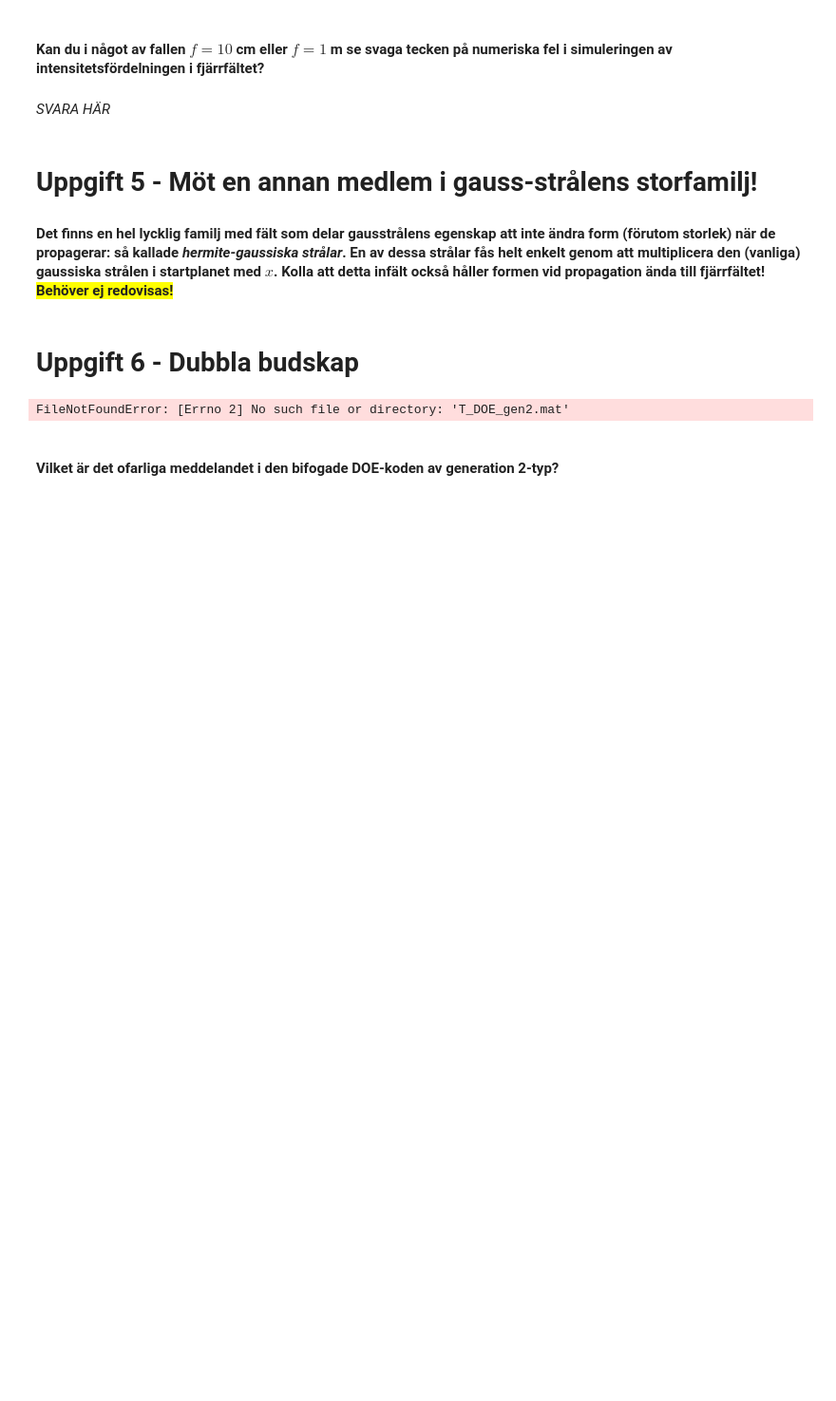
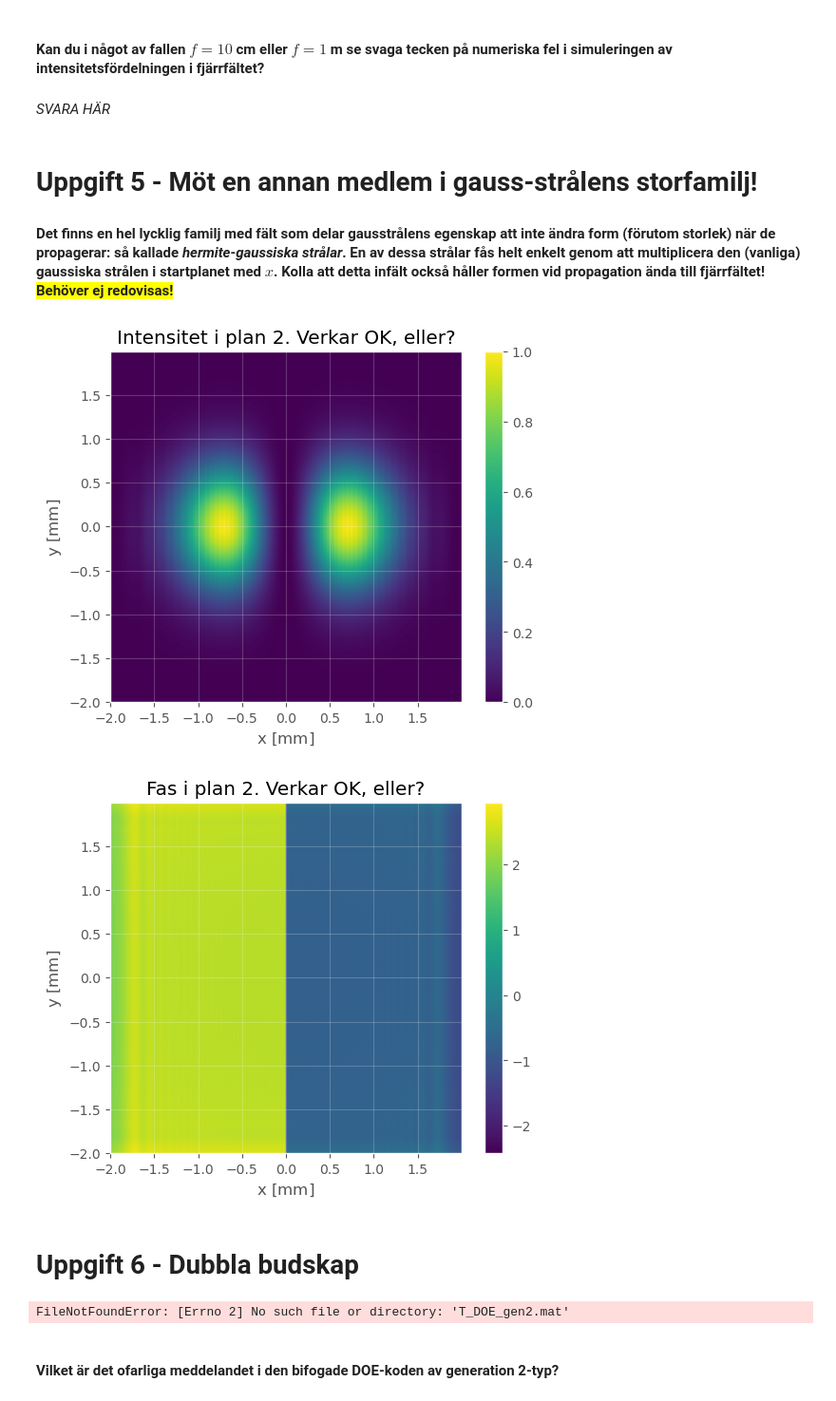
Before and after one commit to WildKnife7/HUPP, a Jupyter notebook: HUPP1 (1).ipynb, the cells around one changed output. Shown at 95% size. Cells and saved outputs as stored; diff of their text form; code cells hidden in the pictures; blank space fills up the shorter version.

```diff
--- a/HUPP1 (1).ipynb
+++ b/HUPP1 (1).ipynb
@@ -241,6 +264,38 @@ NameError: name 'e' is not defined
 # Uppgift 5 - Möt en annan medlem i gauss-strålens storfamilj!
 
 #### Det finns en hel lycklig familj med fält som delar gausstrålens egenskap att inte ändra form (förutom storlek) när de propagerar: så kallade *hermite-gaussiska strålar*. En av dessa strålar fås helt enkelt genom att multiplicera den (vanliga) gaussiska strålen i startplanet med $𝑥$. Kolla att detta infält också håller formen vid propagation ända till fjärrfältet! <span style="background-color:yellow">Behöver ej redovisas!</span>
+# %%
+
+T_lins2 = np.exp(-1j*k*R**2/(2*f_2))
+
+E1_hermitgauss = E1_in_gauss*X
+
+E2      = PAS(E1_hermitgauss, 10e-2, N, a, lambda_noll, n_medium)         # Propagera med vår PAS funktion
+I2      = np.abs(E2)**2    # Intesitet i plan 2
+I2_norm = I2/np.max(I2)
+
+plt.figure()
+image = plt.imshow(I2_norm, extent = [x_mm.min(), x_mm.max(), y_mm.min(), y_mm.max()])
+plt.colorbar(image)
+
+plt.title(r'Intensitet i plan 2. Verkar OK, eller?')
+plt.xlabel(r'x $[$mm$]$')
+plt.ylabel(r'y $[$mm$]$')
+plt.grid(alpha=0.2)
+
+plt.figure()
+image = plt.imshow(np.angle(E2), extent = [x_mm.min(), x_mm.max(), y_mm.min(), y_mm.max()])
+plt.colorbar(image)
+
+plt.title(r'Fas i plan 2. Verkar OK, eller?')
+plt.xlabel(r'x $[$mm$]$')
+plt.ylabel(r'y $[$mm$]$')
+plt.grid(alpha=0.2)
+
+#Vi har kollat med många fokallängder mellan 0 och 1 meter och formen bibehålls.
+# %% [output]
+[figure, added]
+[figure, added]
 # %% [markdown]
 # Uppgift 6 - Dubbla budskap
 # %%
```
Also changed, not shown: parts of 4 cells of this notebook, 1 other file.
